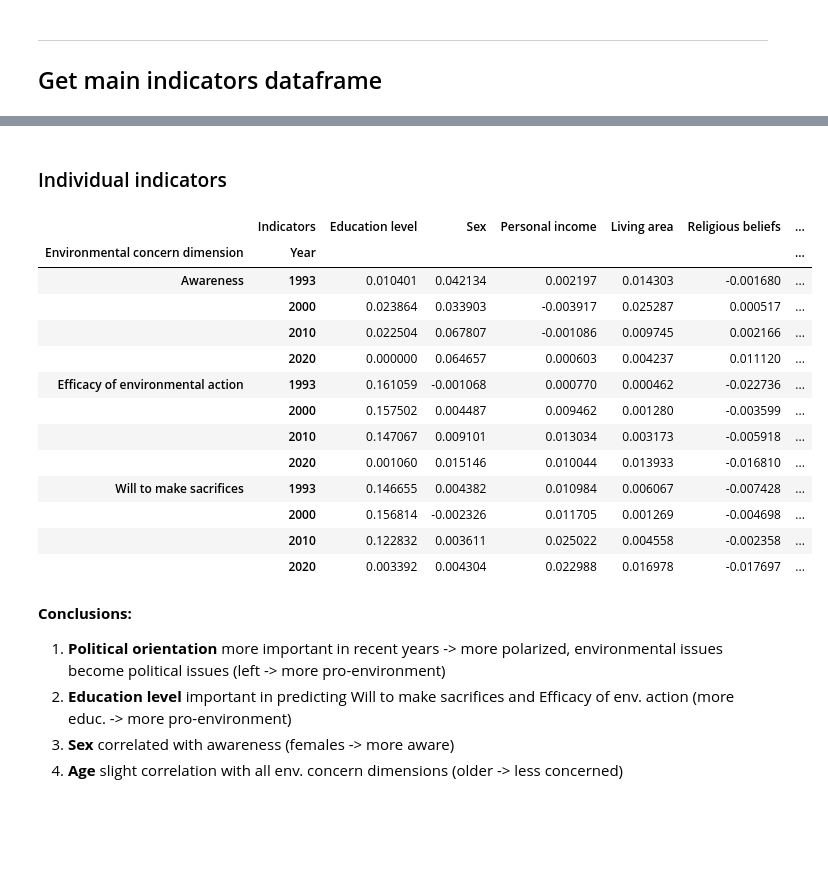
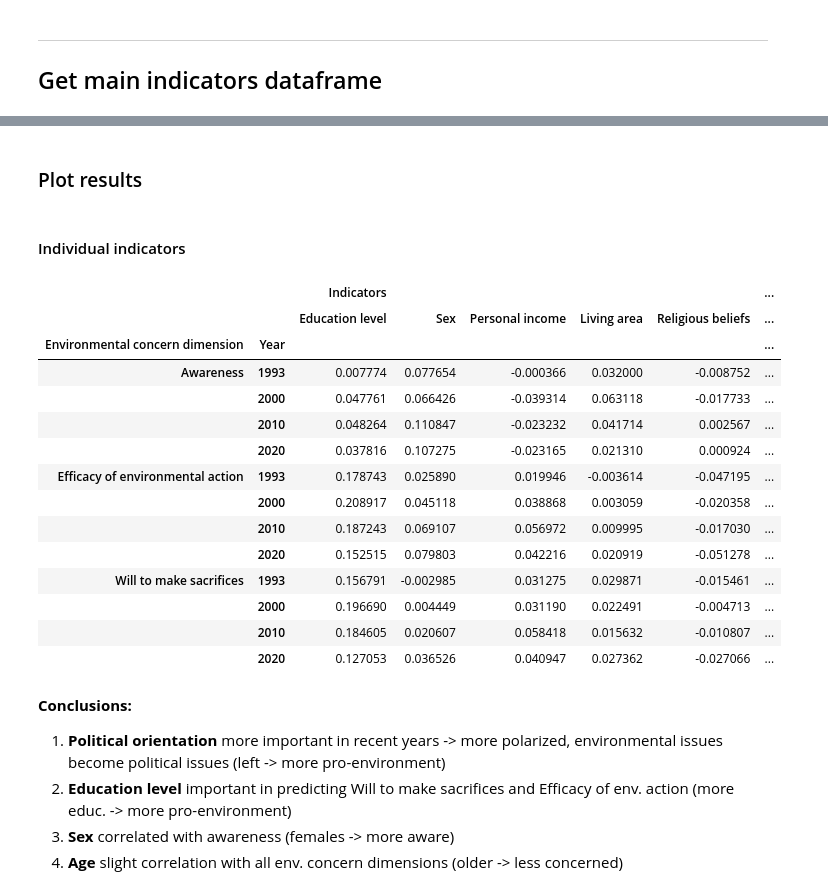
Before and after one commit to EdoardoTronconi/TesiMagistrale, a Jupyter notebook: PredictiveIndicators.ipynb, the cells around one changed output, grey strips where cells are left out. Drawn from its saved outputs; the diff is of its cells as text; code cells hidden in the pictures; blank space fills up the shorter version.

```diff
--- a/PredictiveIndicators.ipynb
+++ b/PredictiveIndicators.ipynb
@@ -133,6 +151,10 @@ data_issp_numerical = pd.read_pickle("Saved_variables/full_dataset_numerical_que
 data_issp_numerical_clustered = pd.read_pickle("Saved_variables/full_dataset_numerical_clustered.pickle")
 # %% [markdown]
 ___
+# %%
+#rescale so that dimensions columns are in range [-1,+1]
+data_issp_numerical_clustered.loc[:,("Environmental concern dimension", slice(None))] /= [12,12,8]
+data_issp_numerical_clustered_grouped.loc[:,("Environmental concern dimension", slice(None))] /= [12,12,8]
 # %%
 #group by year and country (weighted mean)
 data_issp_numerical_grouped = data_issp_numerical.drop(columns=("Respondent Data", "Weight")).mul(data_issp_numerical.loc[:,("Respondent Data", "Weight")], axis=0).groupby(["Year", "Country"]).sum(min_count=1).div(data_issp_numerical.loc[:,("Respondent Data", "Weight")].groupby(["Year", "Country"]).sum(), axis=0)
@@ -262,23 +225,0 @@ def get_main_indicators(data, question, year, indicators, country=None, n_coef=3
-# %%
-#get indicators dataframes
-indicators_macro = [("Country-wide indicators", ind) for ind in ["GHG_emissions", "PM25_exposure", "GDP_growth", "gini_index", "GDP_pcap_ppp", "water_withdrawals", "pesticides_use"]]
-predictive_indicators_macro = pd.DataFrame(columns=[ind for _, ind in indicators_macro]).T
-
-for year, question in ((y,q) for q in data_issp_numerical_clustered_grouped.loc[:,"Environmental concern dimension"].columns for y in [1993,2000,2010,2020]):
-    predictive_indicators_macro[(question, year)] = get_main_indicators(data_issp_numerical_clustered_grouped, question, year, indicators_macro, n_coef=3, tol=.1)["coefficients"]
-predictive_indicators_macro = predictive_indicators_macro.T
-predictive_indicators_macro.index = pd.MultiIndex.from_tuples(predictive_indicators_macro.index, names=["Environmental concern dimension", "Year"])
-predictive_indicators_macro.columns.name = "Indicators"
-#predictive_indicators_macro.to_pickle("./Saved_variables/predictive_indicators_macro.pickle")
-
-
-indicators_individual = [("Respondent Data", ind) for ind in data_issp_numerical.loc[:, "Respondent Data"].drop(columns="Weight").columns]
-predictive_indicators_individual = pd.DataFrame(columns=[ind for _, ind in indicators_individual]).T
-
-for year, question in ((y,q) for q in data_issp_numerical_clustered.loc[:,"Environmental concern dimension"].columns for y in [1993,2000,2010,2020]):
-    for country in data_issp_numerical_clustered.loc[year].index.get_level_values("Country").unique():
-        predictive_indicators_individual[(question, year, country)] = get_main_indicators(data_issp_numerical_clustered, question, year, indicators_individual, country, n_coef=3, tol=1)["coefficients"]
-predictive_indicators_individual = predictive_indicators_individual.T
-predictive_indicators_individual.index = pd.MultiIndex.from_tuples(predictive_indicators_individual.index, names=["Environmental concern dimension", "Year", "Country"])
-predictive_indicators_individual.columns.name = "Indicators"
-#predictive_indicators_individual.to_pickle("./Saved_variables/predictive_indicators_individual.pickle")
@@ -287,3 +357,5 @@ predictive_indicators_individual.columns.name = "Indicators"
 
 predictive_indicators_macro = pd.read_pickle("./Saved_variables/predictive_indicators_macro.pickle")
 predictive_indicators_individual = pd.read_pickle("./Saved_variables/predictive_indicators_individual.pickle")
+# %% [markdown]
+### Plot results
@@ -290,24 +399,34 @@ predictive_indicators_individual = pd.read_pickle("./Saved_variables/predictive_
 # %% [markdown]
-### Individual indicators
+#### Individual indicators
 # %%
 data = predictive_indicators_individual.groupby(["Environmental concern dimension", "Year"]).mean() #average over all countries
-#data = predictive_indicators_individual.query("Country == 'Germany'") #select specific country
-cluster_dataframe(data.fillna(0), show=True, row_cluster=False)
+#data = predictive_indicators_individual.query("Country == 'United States'") #select specific country
+#data = predictive_indicators_individual.loc[("Awareness",2010,slice(None)),:] #select topic and year
+#data = predictive_indicators_individual #all data
+
+cluster_rows = False
+cluster_columns = True
+
+data_clustered = cluster_dataframe(data.fillna(0).loc[:, ("Indicators", slice(None))], row_cluster=cluster_rows, col_cluster=cluster_columns)
+cols = [*data_clustered.columns, *data.loc[:,("Loss", slice(None))].columns]
+rows = data_clustered.index
+style_dataframe(data.loc[rows,cols])
 # %% [output]
-|  | Indicators | Education level | Sex | Personal income | Living area | Religious beliefs | ... |
+|  |  | Indicators |  |  |  |  | ... |
+|  |  | Education level | Sex | Personal income | Living area | Religious beliefs | ... |
 | Environmental concern dimension | Year |  |  |  |  |  | ... |
-| Awareness | 1993 | 0.010401 | 0.042134 | 0.002197 | 0.014303 | -0.001680 | ... |
-|  | 2000 | 0.023864 | 0.033903 | -0.003917 | 0.025287 | 0.000517 | ... |
-|  | 2010 | 0.022504 | 0.067807 | -0.001086 | 0.009745 | 0.002166 | ... |
-|  | 2020 | 0.000000 | 0.064657 | 0.000603 | 0.004237 | 0.011120 | ... |
-| Efficacy of environmental action | 1993 | 0.161059 | -0.001068 | 0.000770 | 0.000462 | -0.022736 | ... |
-|  | 2000 | 0.157502 | 0.004487 | 0.009462 | 0.001280 | -0.003599 | ... |
-|  | 2010 | 0.147067 | 0.009101 | 0.013034 | 0.003173 | -0.005918 | ... |
-|  | 2020 | 0.001060 | 0.015146 | 0.010044 | 0.013933 | -0.016810 | ... |
-| Will to make sacrifices | 1993 | 0.146655 | 0.004382 | 0.010984 | 0.006067 | -0.007428 | ... |
-|  | 2000 | 0.156814 | -0.002326 | 0.011705 | 0.001269 | -0.004698 | ... |
-|  | 2010 | 0.122832 | 0.003611 | 0.025022 | 0.004558 | -0.002358 | ... |
-|  | 2020 | 0.003392 | 0.004304 | 0.022988 | 0.016978 | -0.017697 | ... |
+| Awareness | 1993 | 0.007774 | 0.077654 | -0.000366 | 0.032000 | -0.008752 | ... |
+|  | 2000 | 0.047761 | 0.066426 | -0.039314 | 0.063118 | -0.017733 | ... |
+|  | 2010 | 0.048264 | 0.110847 | -0.023232 | 0.041714 | 0.002567 | ... |
+|  | 2020 | 0.037816 | 0.107275 | -0.023165 | 0.021310 | 0.000924 | ... |
+| Efficacy of environmental action | 1993 | 0.178743 | 0.025890 | 0.019946 | -0.003614 | -0.047195 | ... |
+|  | 2000 | 0.208917 | 0.045118 | 0.038868 | 0.003059 | -0.020358 | ... |
+|  | 2010 | 0.187243 | 0.069107 | 0.056972 | 0.009995 | -0.017030 | ... |
+|  | 2020 | 0.152515 | 0.079803 | 0.042216 | 0.020919 | -0.051278 | ... |
+| Will to make sacrifices | 1993 | 0.156791 | -0.002985 | 0.031275 | 0.029871 | -0.015461 | ... |
+|  | 2000 | 0.196690 | 0.004449 | 0.031190 | 0.022491 | -0.004713 | ... |
+|  | 2010 | 0.184605 | 0.020607 | 0.058418 | 0.015632 | -0.010807 | ... |
+|  | 2020 | 0.127053 | 0.036526 | 0.040947 | 0.027362 | -0.027066 | ... |
 # %% [markdown]
 **Conclusions:**
 
```
Also changed, not shown: parts of 14 cells of this notebook, 7 other files.
